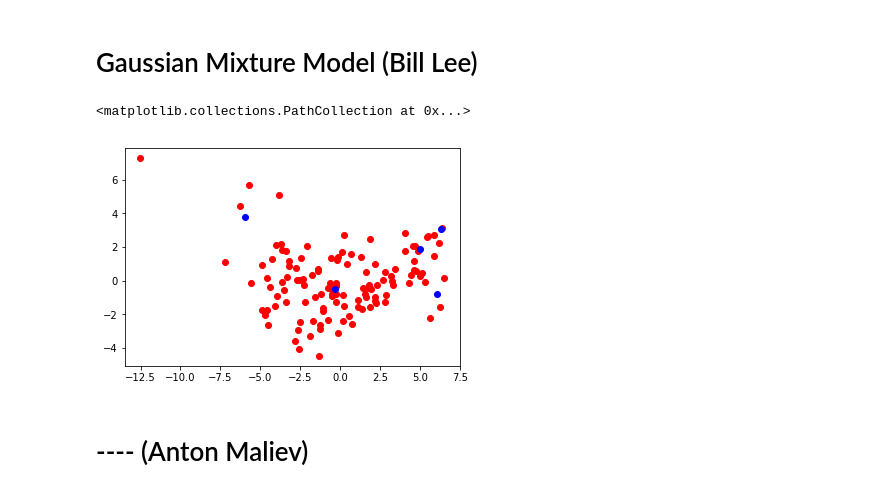
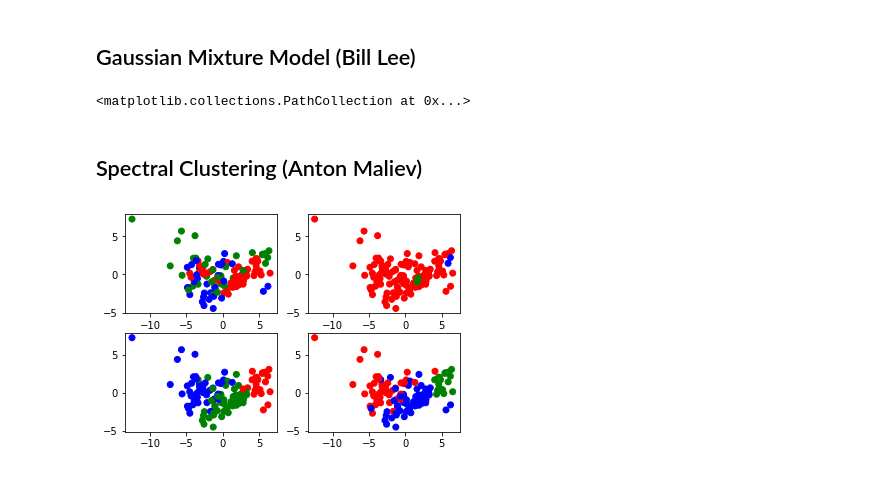
Before and after one commit to amaliev/Machine-Learning-Project, a Jupyter notebook: Dataset_EconomicFreedom.ipynb, the cells around one changed output. Cells and saved outputs as stored; diff of their text form; code cells hidden in the pictures.

Commit message:
Working on clustering dataset

```diff
--- a/Dataset_EconomicFreedom.ipynb
+++ b/Dataset_EconomicFreedom.ipynb
@@ -30,5 +97,5 @@ Xs = (X-meanv) / stdv;
 # %% [markdown]
-# Gaussian Mixture Model (Bill Lee)
+## Gaussian Mixture Model (Bill Lee)
 # %%
 from scipy.stats import multivariate_normal
 
@@ -118,17 +181,45 @@ for each in out[1]:
     mxset.append(each.tolist()[0][0])
     myset.append(each.tolist()[0][1])
 
-def plotErrorEllipse(mu, Sigma, p)
+def plotErrorEllipse(mu, Sigma, p) :
     s = -2 * log(1 - p);
     [V, D] = np.linalg.eig(Sigma * s);
     t = np.linspace(0, 2 * pi);
     a = (V * (D**0.5)) * [cos(t[:]).T, sin(t[:]).T];
 
-    plot(a(1, :) + mu(1), a(2, :) + mu(2));
+#     plot(a(1, :) + mu(1), a(2, :) + mu(2));
 
 ax.scatter(mxset,myset,c='b')
 # %% [output]
 <matplotlib.collections.PathCollection at 0x...>
-[figure, removed]
 # %% [markdown]
-# ---- (Anton Maliev)
+## Spectral Clustering (Anton Maliev)
+# %%
+from sklearn.cluster import SpectralClustering;
+sc1 = SpectralClustering(3, n_init=100, assign_labels='discretize', affinity='rbf');
+labels1 = sc1.fit(X).labels_;
+colors1 = ['r' if x==0 else 'b' if x==1 else 'g' for x in labels1];
+
+sc2 = SpectralClustering(3, n_init=100, assign_labels='kmeans', affinity='rbf');
+labels2 = sc2.fit(X).labels_;
+colors2 = ['r' if x==0 else 'b' if x==1 else 'g' for x in labels2];
+
+sc3 = SpectralClustering(3, n_init=100, assign_labels='discretize', affinity='nearest_neighbors');
+labels3 = sc3.fit(X).labels_;
+colors3 = ['r' if x==0 else 'b' if x==1 else 'g' for x in labels3];
+
+sc4 = SpectralClustering(3, n_init=100, assign_labels='kmeans', affinity='nearest_neighbors');
+labels4 = sc4.fit(X).labels_;
+colors4 = ['r' if x==0 else 'b' if x==1 else 'g' for x in labels4];
+
+fig = plt.figure();
+ax1 = fig.add_subplot(221);
+ax1.scatter([reduced[0,:]],[reduced[1,:]],c=colors1);
+ax2 = fig.add_subplot(222);
+ax2.scatter([reduced[0,:]],[reduced[1,:]],c=colors2);
+ax3 = fig.add_subplot(223);
+ax3.scatter([reduced[0,:]],[reduced[1,:]],c=colors3);
+ax4 = fig.add_subplot(224);
+ax4.scatter([reduced[0,:]],[reduced[1,:]],c=colors4);
+# %% [output]
+[figure, added]
```
Also changed, not shown: parts of 7 cells of this notebook, 1 other file.
